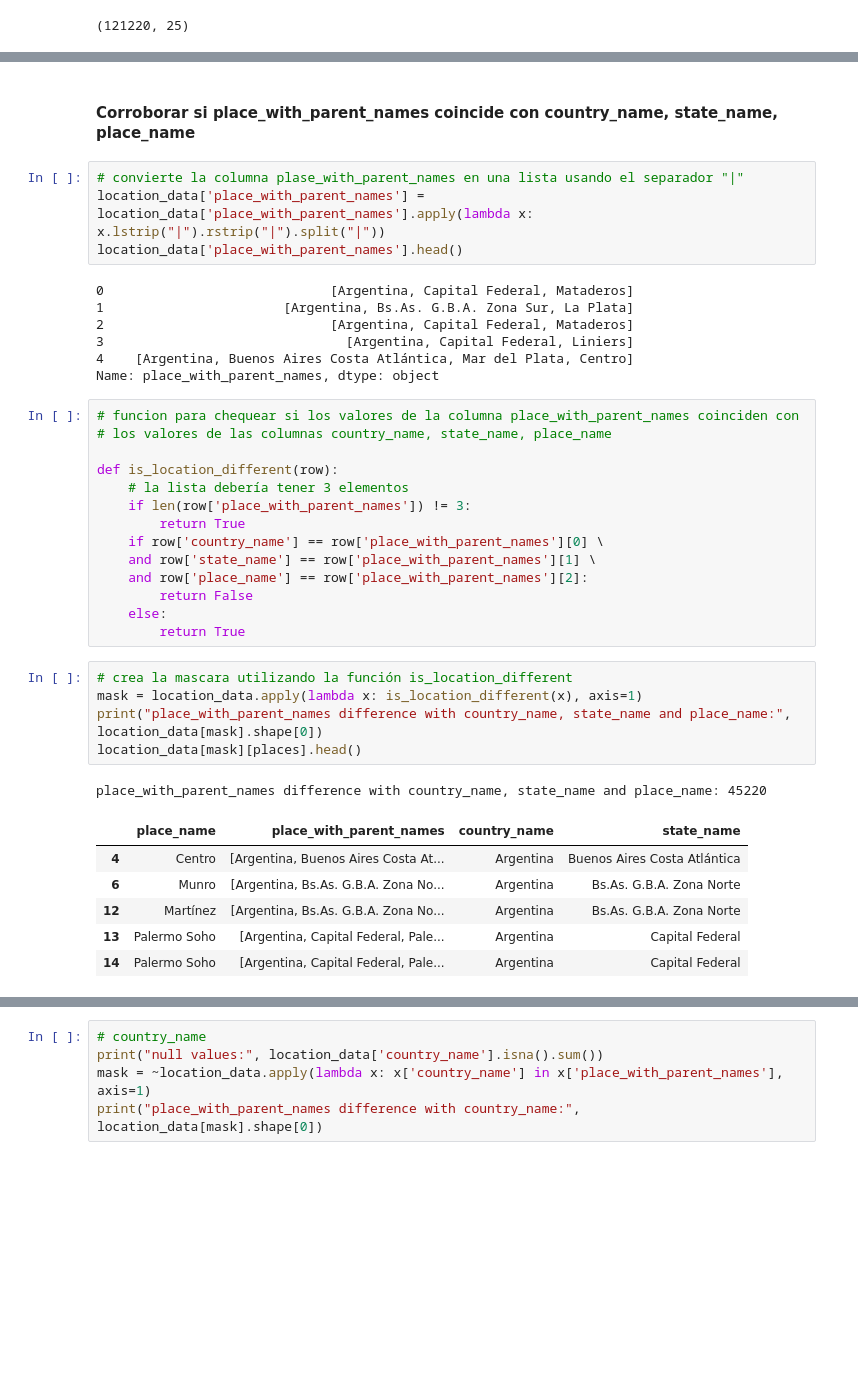
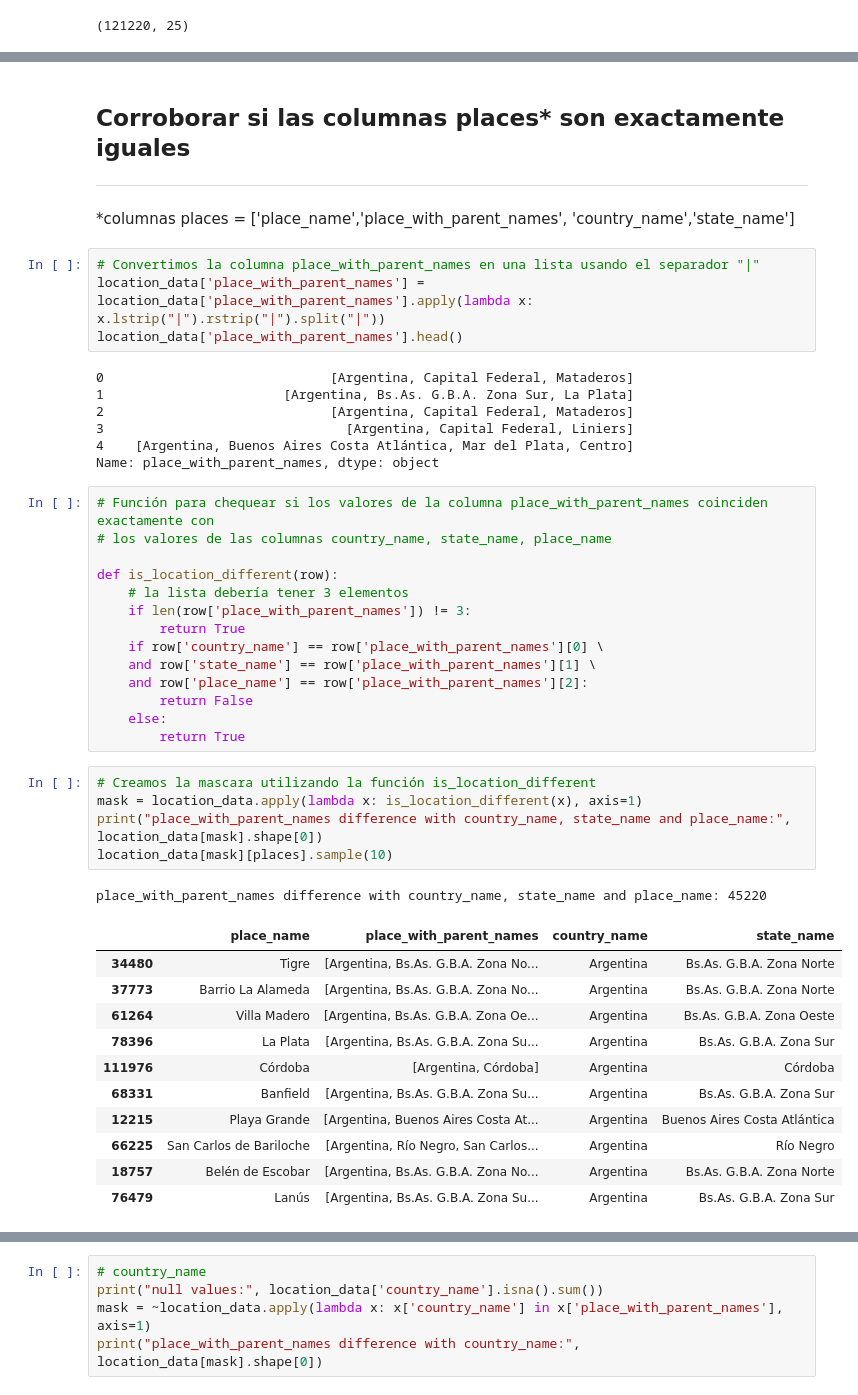
Before and after one commit to LuiosDyet/dh-ds-pi-1, a Jupyter notebook: ubicacion.ipynb, the cells around one changed output, grey strips where cells are left out. Cells and saved outputs as stored; diff of their text form; blank space fills up the shorter version.

Commit message:
finaliza analisis place_with_parent_names

```diff
--- a/ubicacion.ipynb
+++ b/ubicacion.ipynb
@@ -25,9 +25,12 @@ location_data.head()
 | 3 | Liniers | |Argentina|Capital Federal|Liniers| | Argentina | Capital Federal | 3431333.0 | -34.6477969,-58.5164244 | -34.647797 | -58.516424 |
 | 4 | Centro | |Argentina|Buenos Aires Costa Atl... | Argentina | Buenos Aires Costa Atlántica | 3435548.0 | -38.0026256,-57.5494468 | -38.002626 | -57.549447 |
 # %% [markdown]
-#### Corroborar si place_with_parent_names coincide con country_name, state_name, place_name
+## Corroborar si las columnas places* son exactamente iguales
+___
+
+*columnas places = ['place_name','place_with_parent_names', 'country_name','state_name']
 # %%
-# convierte la columna plase_with_parent_names en una lista usando el separador "|"
+# Convertimos la columna place_with_parent_names en una lista usando el separador "|"
 location_data['place_with_parent_names'] = location_data['place_with_parent_names'].apply(lambda x: x.lstrip("|").rstrip("|").split("|"))
 location_data['place_with_parent_names'].head()
 # %% [output]
@@ -38,7 +41,7 @@ location_data['place_with_parent_names'].head()
 4    [Argentina, Buenos Aires Costa Atlántica, Mar del Plata, Centro]
 Name: place_with_parent_names, dtype: object
 # %%
-# funcion para chequear si los valores de la columna place_with_parent_names coinciden con
+# Función para chequear si los valores de la columna place_with_parent_names coinciden exactamente con
 # los valores de las columnas country_name, state_name, place_name
 
 def is_location_different(row):
@@ -52,16 +55,21 @@ def is_location_different(row):
     else:
         return True
 # %%
-# crea la mascara utilizando la función is_location_different
+# Creamos la mascara utilizando la función is_location_different
 mask = location_data.apply(lambda x: is_location_different(x), axis=1)
 print("place_with_parent_names difference with country_name, state_name and place_name:", location_data[mask].shape[0])
-location_data[mask][places].head()
+location_data[mask][places].sample(10)
 # %% [output]
 place_with_parent_names difference with country_name, state_name and place_name: 45220
 |  | place_name | place_with_parent_names | country_name | state_name |
-| 4 | Centro | [Argentina, Buenos Aires Costa At... | Argentina | Buenos Aires Costa Atlántica |
-| 6 | Munro | [Argentina, Bs.As. G.B.A. Zona No... | Argentina | Bs.As. G.B.A. Zona Norte |
-| 12 | Martínez | [Argentina, Bs.As. G.B.A. Zona No... | Argentina | Bs.As. G.B.A. Zona Norte |
-| 13 | Palermo Soho | [Argentina, Capital Federal, Pale... | Argentina | Capital Federal |
-| 14 | Palermo Soho | [Argentina, Capital Federal, Pale... | Argentina | Capital Federal |
+| 34480 | Tigre | [Argentina, Bs.As. G.B.A. Zona No... | Argentina | Bs.As. G.B.A. Zona Norte |
+| 37773 | Barrio La Alameda | [Argentina, Bs.As. G.B.A. Zona No... | Argentina | Bs.As. G.B.A. Zona Norte |
+| 61264 | Villa Madero | [Argentina, Bs.As. G.B.A. Zona Oe... | Argentina | Bs.As. G.B.A. Zona Oeste |
+| 78396 | La Plata | [Argentina, Bs.As. G.B.A. Zona Su... | Argentina | Bs.As. G.B.A. Zona Sur |
+| 111976 | Córdoba | [Argentina, Córdoba] | Argentina | Córdoba |
+| 68331 | Banfield | [Argentina, Bs.As. G.B.A. Zona Su... | Argentina | Bs.As. G.B.A. Zona Sur |
+| 12215 | Playa Grande | [Argentina, Buenos Aires Costa At... | Argentina | Buenos Aires Costa Atlántica |
+| 66225 | San Carlos de Bariloche | [Argentina, Río Negro, San Carlos... | Argentina | Río Negro |
+| 18757 | Belén de Escobar | [Argentina, Bs.As. G.B.A. Zona No... | Argentina | Bs.As. G.B.A. Zona Norte |
+| 76479 | Lanús | [Argentina, Bs.As. G.B.A. Zona Su... | Argentina | Bs.As. G.B.A. Zona Sur |
 # %% [markdown]
```
Also changed, not shown: parts of 44 cells of this notebook, 2 other files.
